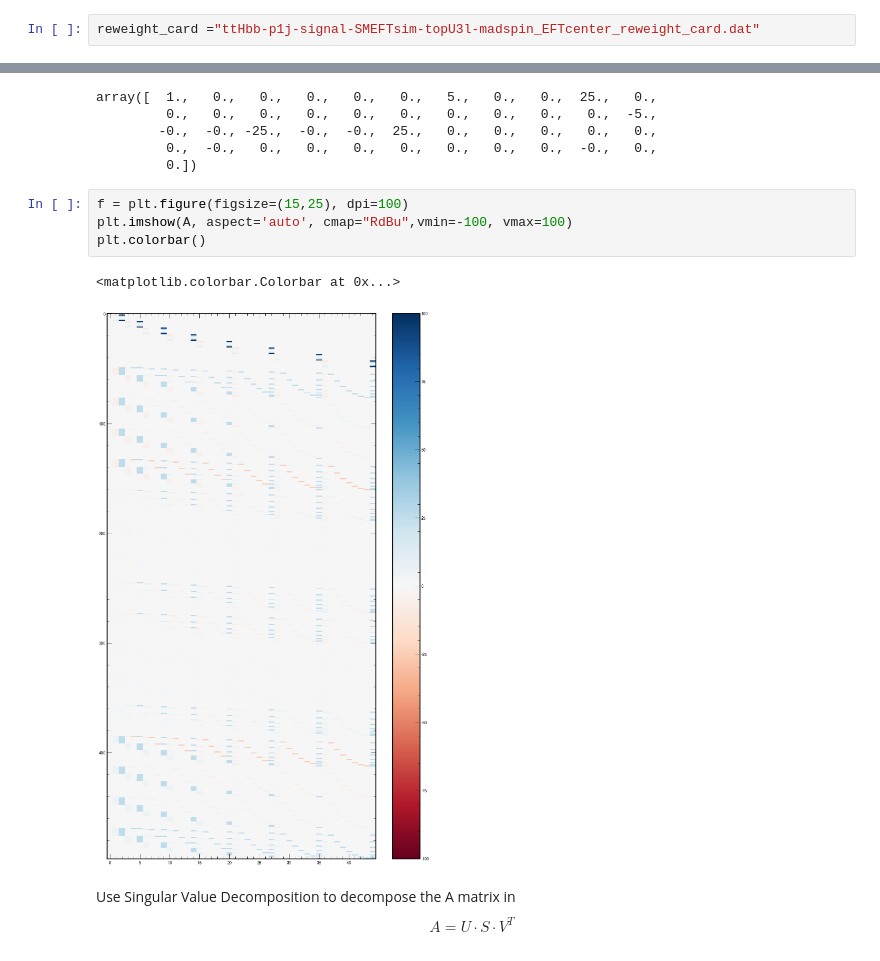
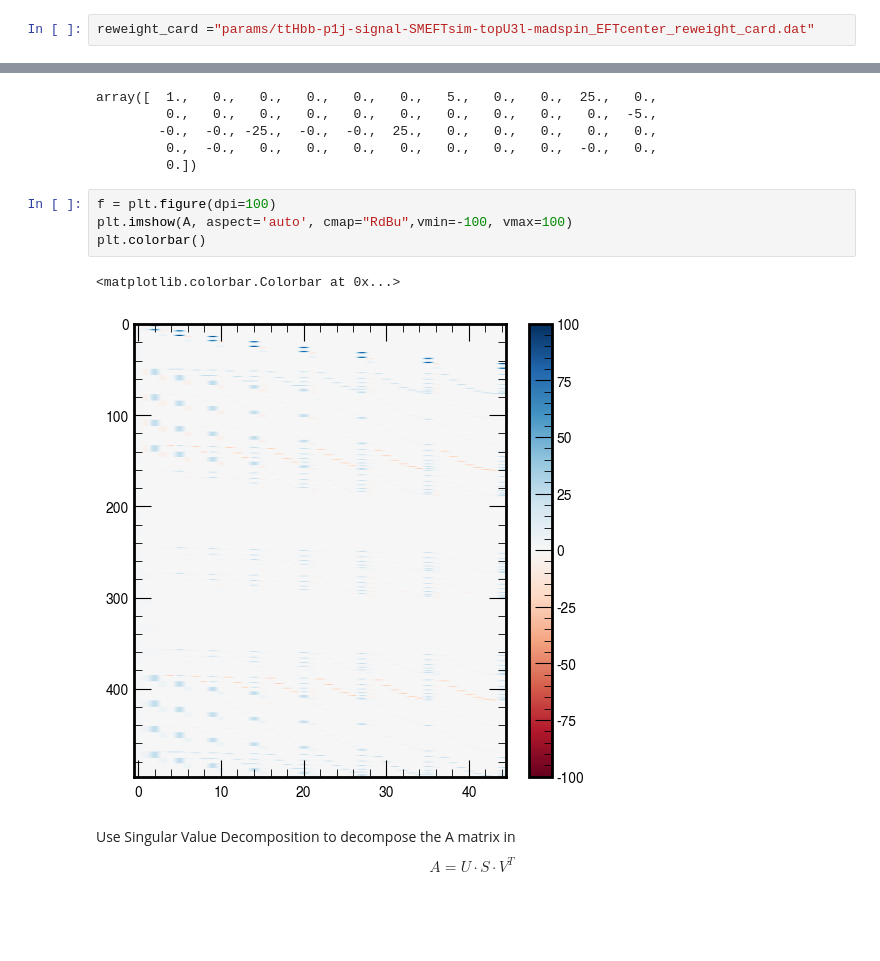
Before and after one commit to PocketCoffea/AnalysisConfigs, a Jupyter notebook: configs/ttHbb/semileptonic/eft/WilsonRotation.ipynb, the cells around one changed output, grey strips where cells are left out. Drawn from its saved outputs; the diff is of its cells as text; blank space fills up the shorter version.

```diff
--- a/configs/ttHbb/semileptonic/eft/WilsonRotation.ipynb
+++ b/configs/ttHbb/semileptonic/eft/WilsonRotation.ipynb
@@ -28,7 +28,7 @@ plt.yscale("log")
 # %% [output]
 [figure]
 # %%
-reweight_card ="ttHbb-p1j-signal-SMEFTsim-topU3l-madspin_EFTcenter_reweight_card.dat"
+reweight_card ="params/ttHbb-p1j-signal-SMEFTsim-topU3l-madspin_EFTcenter_reweight_card.dat"
 # %%
 def get_wilson_vector(w_array):
     # warray starts with 1 for the SM
@@ -74,12 +74,12 @@ array([  1.,   0.,   0.,   0.,   0.,   0.,   5.,   0.,   0.,  25.,   0.,
          0.,  -0.,   0.,   0.,   0.,   0.,   0.,   0.,   0.,  -0.,   0.,
          0.])
 # %%
-f = plt.figure(figsize=(15,25), dpi=100)
+f = plt.figure(dpi=100)
 plt.imshow(A, aspect='auto', cmap="RdBu",vmin=-100, vmax=100)
 plt.colorbar()
 # %% [output]
 <matplotlib.colorbar.Colorbar at 0x...>
-[figure, old version]
+[figure, new version]
 # %% [markdown]
 Use Singular Value Decomposition to decompose the A matrix in
 $$ A = U \cdot S \cdot V^T $$
```
Also changed, not shown: parts of 2 cells of this notebook.
